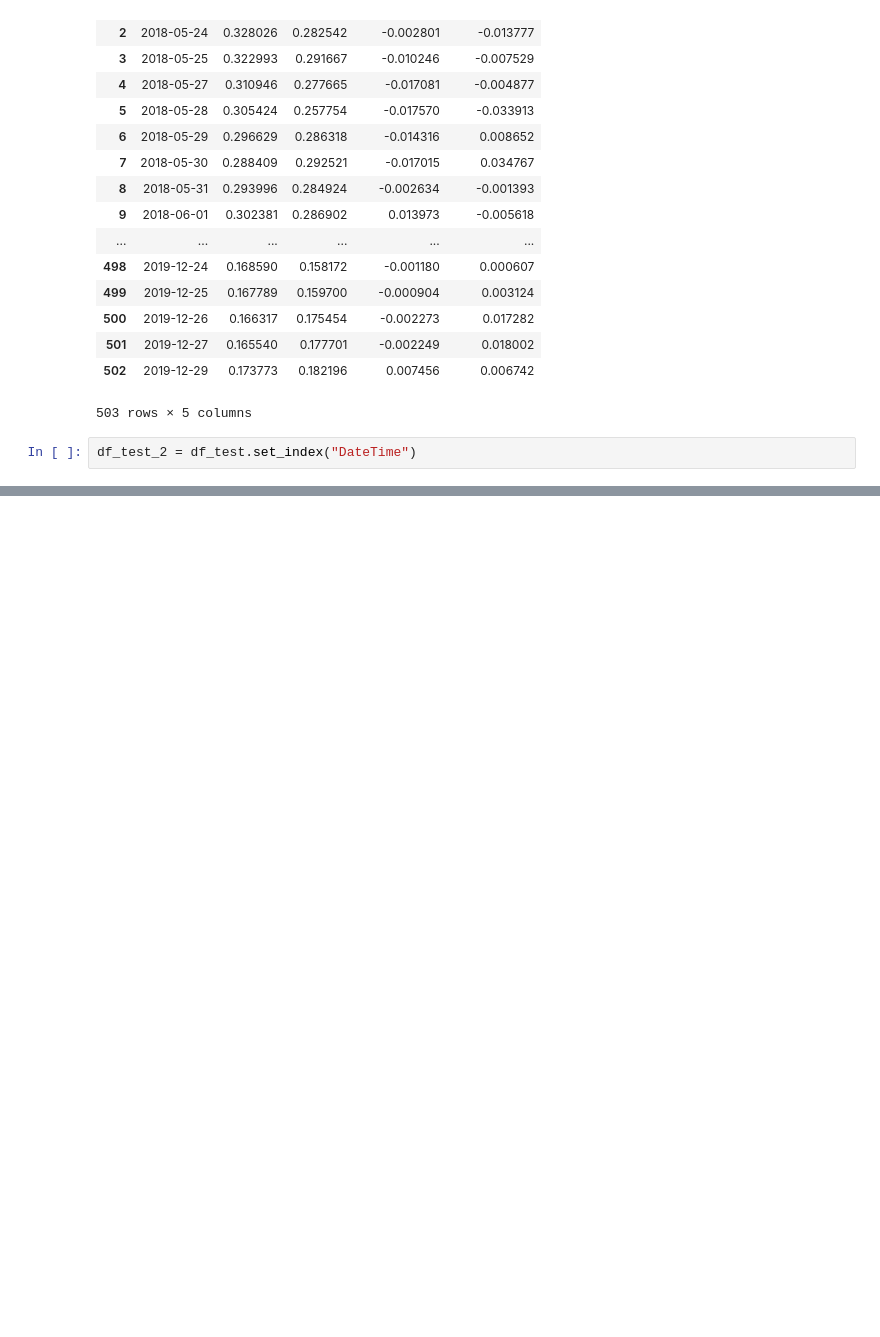
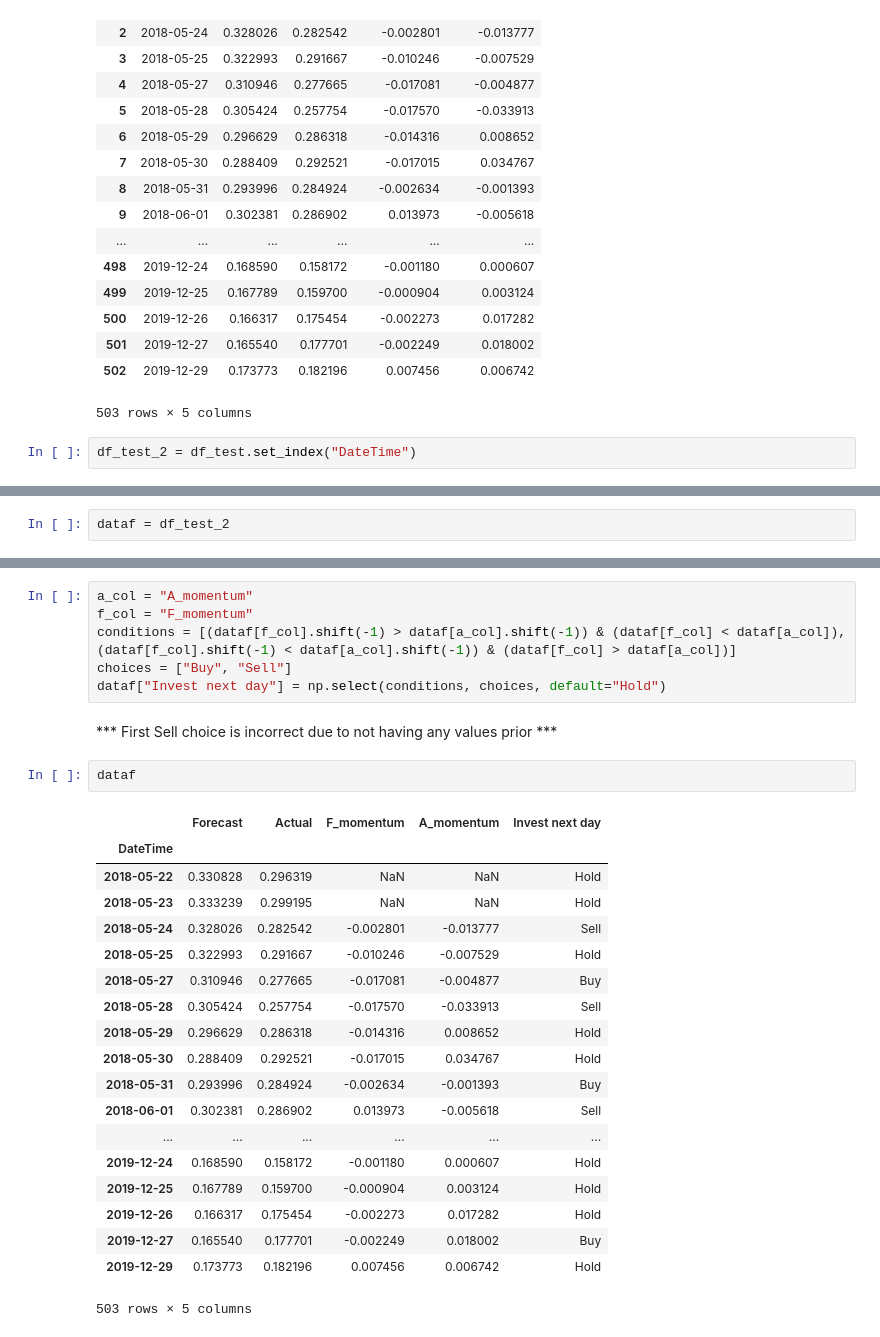
Before and after one commit to DSSaV/models-decision-system, a Jupyter notebook: Decisions.ipynb, the cells around one changed output, grey strips where cells are left out. Saved outputs shown, nothing was run; the diff lists cells and outputs as text; blank space fills up the shorter version.

Commit message:
Decisions now includes an investment decision to buy, sell or hold

```diff
--- a/Decisions.ipynb
+++ b/Decisions.ipynb
@@ -144,2 +144,4 @@ draw_graph(df_test_2, ["F_momentum", "A_momentum"], ["#eb1717","#0059ff"], "Mome
 # %% [output]
 [interactive output not drawn]
+# %%
+dataf = df_test_2
@@ -145,0 +156,30 @@ draw_graph(df_test_2, ["F_momentum", "A_momentum"], ["#eb1717","#0059ff"], "Mome
+# %%
+a_col = "A_momentum"
+f_col = "F_momentum"
+conditions = [(dataf[f_col].shift(-1) > dataf[a_col].shift(-1)) & (dataf[f_col] < dataf[a_col]), (dataf[f_col].shift(-1) < dataf[a_col].shift(-1)) & (dataf[f_col] > dataf[a_col])]
+choices = ["Buy", "Sell"]
+dataf["Invest next day"] = np.select(conditions, choices, default="Hold")
+# %% [markdown]
+*** First Sell choice is incorrect due to not having any values prior ***
+# %%
+dataf
+# %% [output]
+|  | Forecast | Actual | F_momentum | A_momentum | Invest next day |
+| DateTime |  |  |  |  |  |
+| 2018-05-22 | 0.330828 | 0.296319 | NaN | NaN | Hold |
+| 2018-05-23 | 0.333239 | 0.299195 | NaN | NaN | Hold |
+| 2018-05-24 | 0.328026 | 0.282542 | -0.002801 | -0.013777 | Sell |
+| 2018-05-25 | 0.322993 | 0.291667 | -0.010246 | -0.007529 | Hold |
+| 2018-05-27 | 0.310946 | 0.277665 | -0.017081 | -0.004877 | Buy |
+| 2018-05-28 | 0.305424 | 0.257754 | -0.017570 | -0.033913 | Sell |
+| 2018-05-29 | 0.296629 | 0.286318 | -0.014316 | 0.008652 | Hold |
+| 2018-05-30 | 0.288409 | 0.292521 | -0.017015 | 0.034767 | Hold |
+| 2018-05-31 | 0.293996 | 0.284924 | -0.002634 | -0.001393 | Buy |
+| 2018-06-01 | 0.302381 | 0.286902 | 0.013973 | -0.005618 | Sell |
+| ... | ... | ... | ... | ... | ... |
+| 2019-12-24 | 0.168590 | 0.158172 | -0.001180 | 0.000607 | Hold |
+| 2019-12-25 | 0.167789 | 0.159700 | -0.000904 | 0.003124 | Hold |
+| 2019-12-26 | 0.166317 | 0.175454 | -0.002273 | 0.017282 | Hold |
+| 2019-12-27 | 0.165540 | 0.177701 | -0.002249 | 0.018002 | Buy |
+| 2019-12-29 | 0.173773 | 0.182196 | 0.007456 | 0.006742 | Hold |
+503 rows × 5 columns
```
Also changed, not shown: parts of 2 cells of this notebook.
